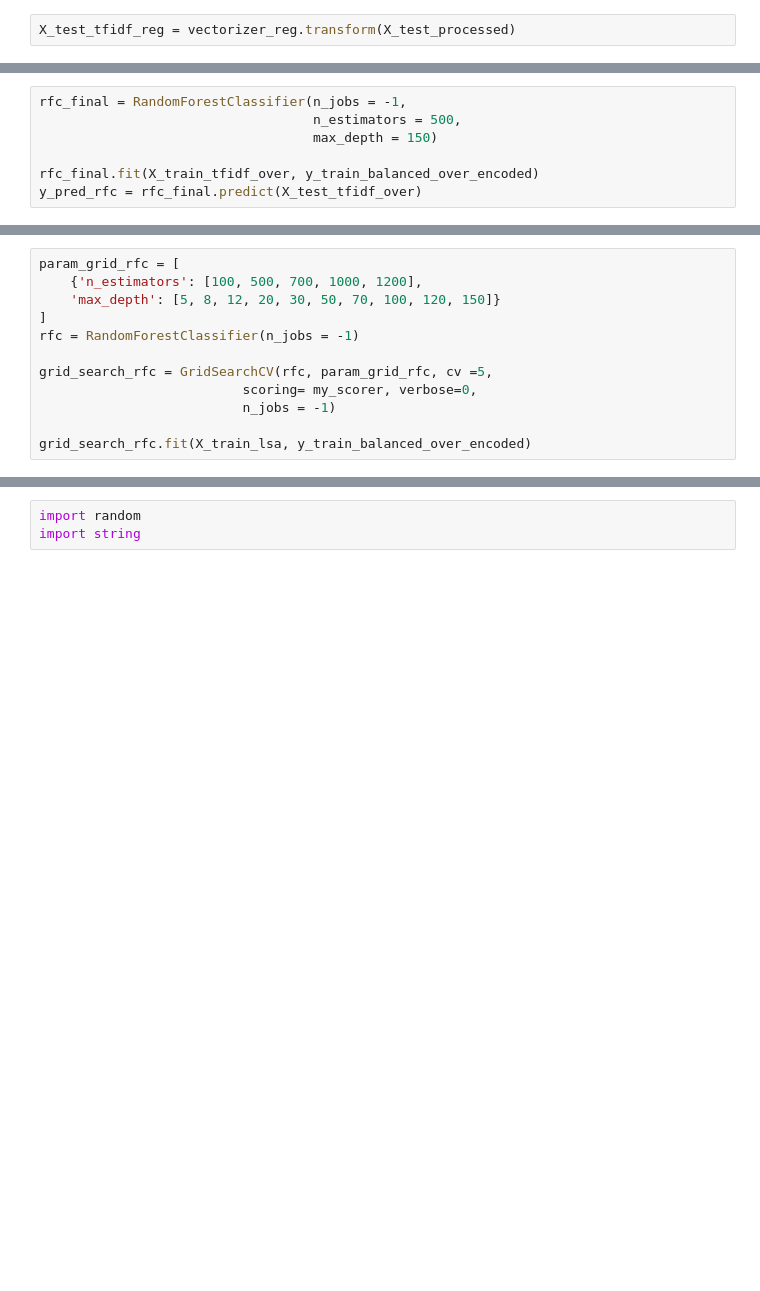
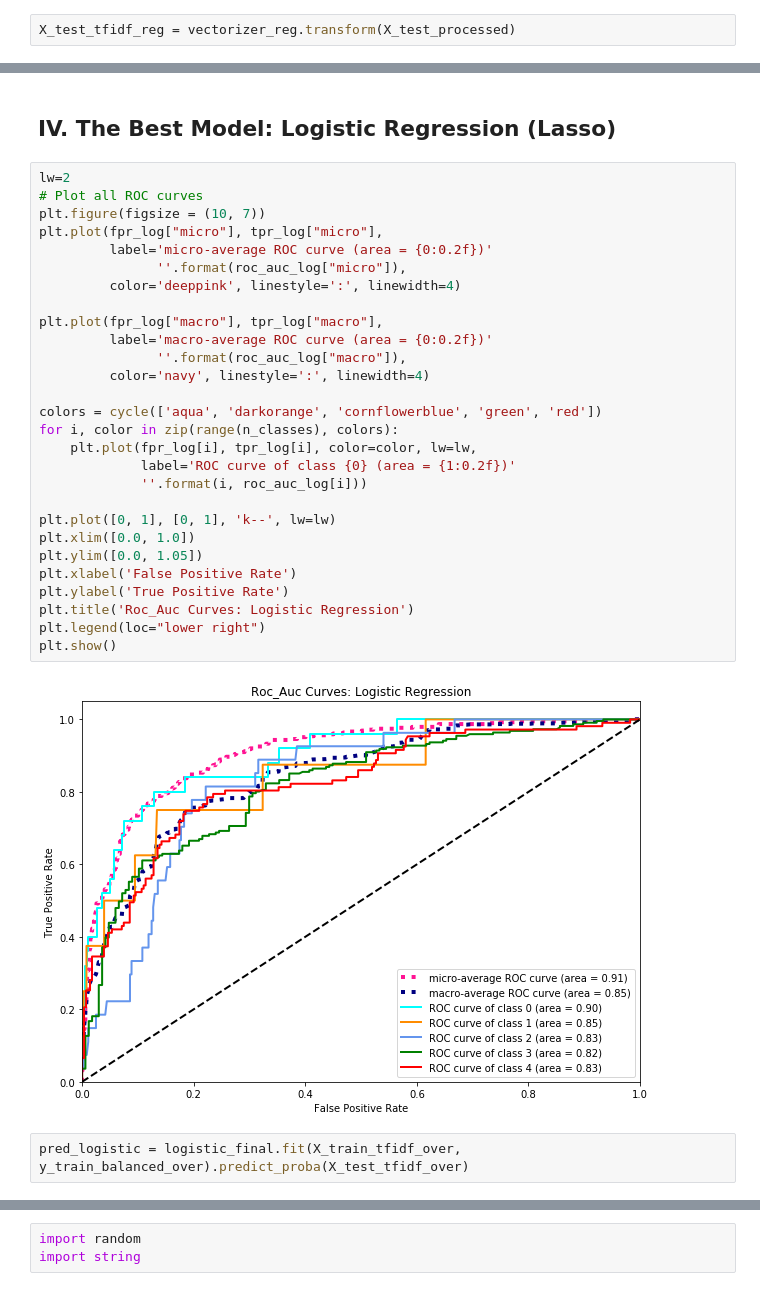
Before and after one commit to KwasiArhin/Sentence_Classification, a Jupyter notebook: Sentence_Classification.ipynb, the cells around one changed output, grey strips where cells are left out. Cells and saved outputs as stored; diff of their text form; blank space fills up the shorter version.

Commit message:
updated models

```diff
--- a/Sentence_Classification.ipynb
+++ b/Sentence_Classification.ipynb
@@ -723,7 +342,0 @@ print('Best parameters', grid_search_rfc_one.best_params_)
-# %%
-rfc_final = RandomForestClassifier(n_jobs = -1,
-                                   n_estimators = 500,
-                                   max_depth = 150)
-
-rfc_final.fit(X_train_tfidf_over, y_train_balanced_over_encoded)
-y_pred_rfc = rfc_final.predict(X_test_tfidf_over)
@@ -836,12 +342,0 @@ X_test_lsa = lsa.transform(X_test_tfidf_over)
-# %%
-param_grid_rfc = [
-    {'n_estimators': [100, 500, 700, 1000, 1200],
-    'max_depth': [5, 8, 12, 20, 30, 50, 70, 100, 120, 150]}
-]
-rfc = RandomForestClassifier(n_jobs = -1)
-
-grid_search_rfc = GridSearchCV(rfc, param_grid_rfc, cv =5,
-                          scoring= my_scorer, verbose=0,
-                          n_jobs = -1)
-
-grid_search_rfc.fit(X_train_lsa, y_train_balanced_over_encoded)
@@ -892,0 +703,34 @@ Insertion, change or deletion of 1-3 letters in words (10% of the data).
+# %% [markdown]
+## IV. The Best Model: Logistic Regression (Lasso)
+# %%
+lw=2
+# Plot all ROC curves
+plt.figure(figsize = (10, 7))
+plt.plot(fpr_log["micro"], tpr_log["micro"],
+         label='micro-average ROC curve (area = {0:0.2f})'
+               ''.format(roc_auc_log["micro"]),
+         color='deeppink', linestyle=':', linewidth=4)
+
+plt.plot(fpr_log["macro"], tpr_log["macro"],
+         label='macro-average ROC curve (area = {0:0.2f})'
+               ''.format(roc_auc_log["macro"]),
+         color='navy', linestyle=':', linewidth=4)
+
+colors = cycle(['aqua', 'darkorange', 'cornflowerblue', 'green', 'red'])
+for i, color in zip(range(n_classes), colors):
+    plt.plot(fpr_log[i], tpr_log[i], color=color, lw=lw,
+             label='ROC curve of class {0} (area = {1:0.2f})'
+             ''.format(i, roc_auc_log[i]))
+
+plt.plot([0, 1], [0, 1], 'k--', lw=lw)
+plt.xlim([0.0, 1.0])
+plt.ylim([0.0, 1.05])
+plt.xlabel('False Positive Rate')
+plt.ylabel('True Positive Rate')
+plt.title('Roc_Auc Curves: Logistic Regression')
+plt.legend(loc="lower right")
+plt.show()
+# %% [output]
+[figure, added]
+# %%
+pred_logistic = logistic_final.fit(X_train_tfidf_over, y_train_balanced_over).predict_proba(X_test_tfidf_over)
```
Also changed, not shown: parts of 163 cells of this notebook.
